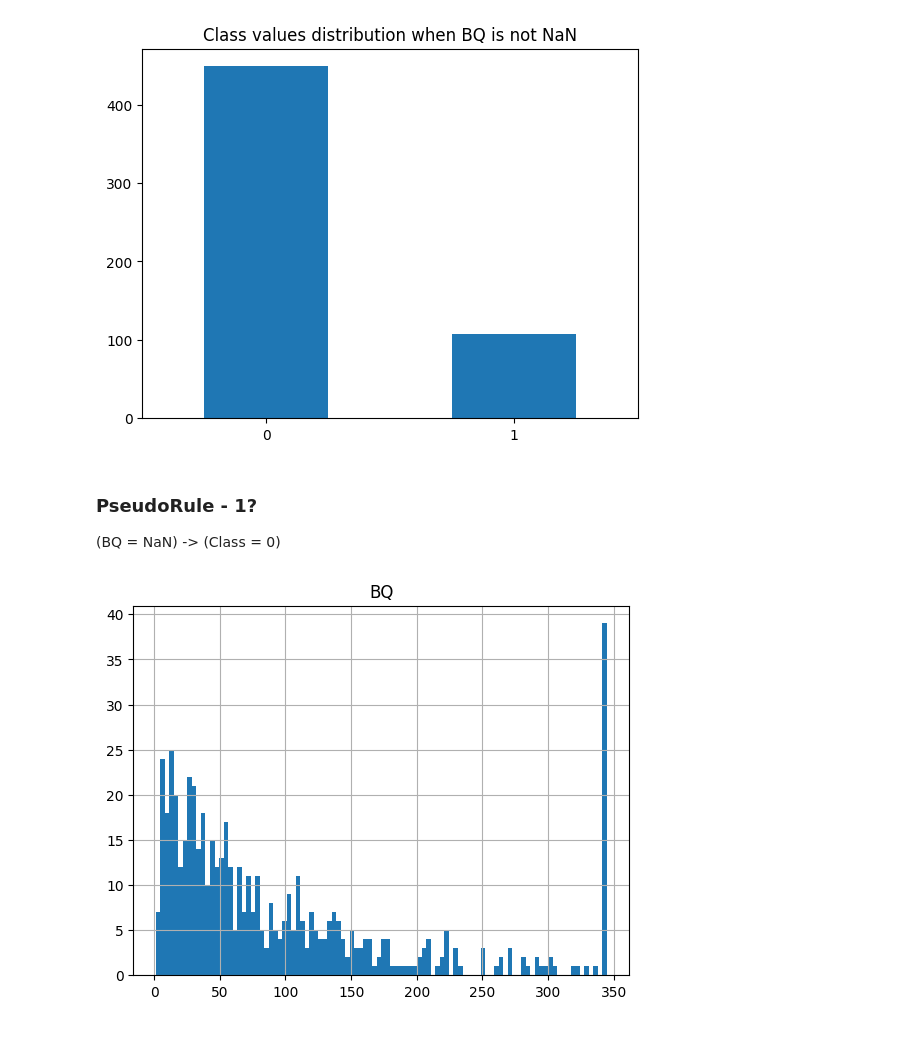
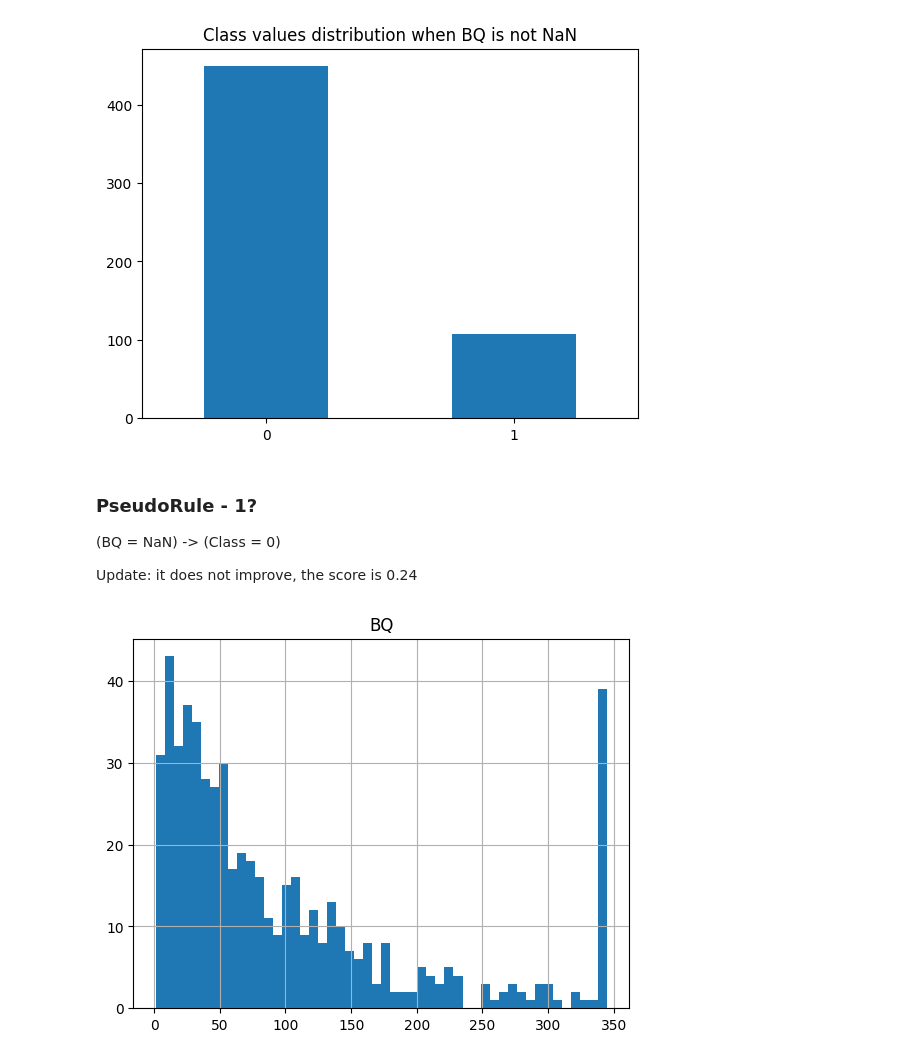
Before and after one commit to torayeff/icr-identify-age-related-conditions, a Jupyter notebook: src/EDA.ipynb, the cells around one changed output. Drawn from its saved outputs; the diff is of its cells as text; code cells hidden in the pictures.

```diff
--- a/src/EDA.ipynb
+++ b/src/EDA.ipynb
@@ -87,7 +98,9 @@ Name: Class, dtype: int64
 # %% [markdown]
 ### PseudoRule - 1?
 (BQ = NaN) -> (Class = 0)
+
+Update: it does not improve, the score is 0.24
 # %%
-_ = df[["BQ"]].hist(bins=100)
+_ = df[["BQ"]].hist(bins=50)
 # %% [output]
-[figure, old version]
+[figure, new version]
```
Also changed, not shown: parts of 3 cells of this notebook, 3 other files.
